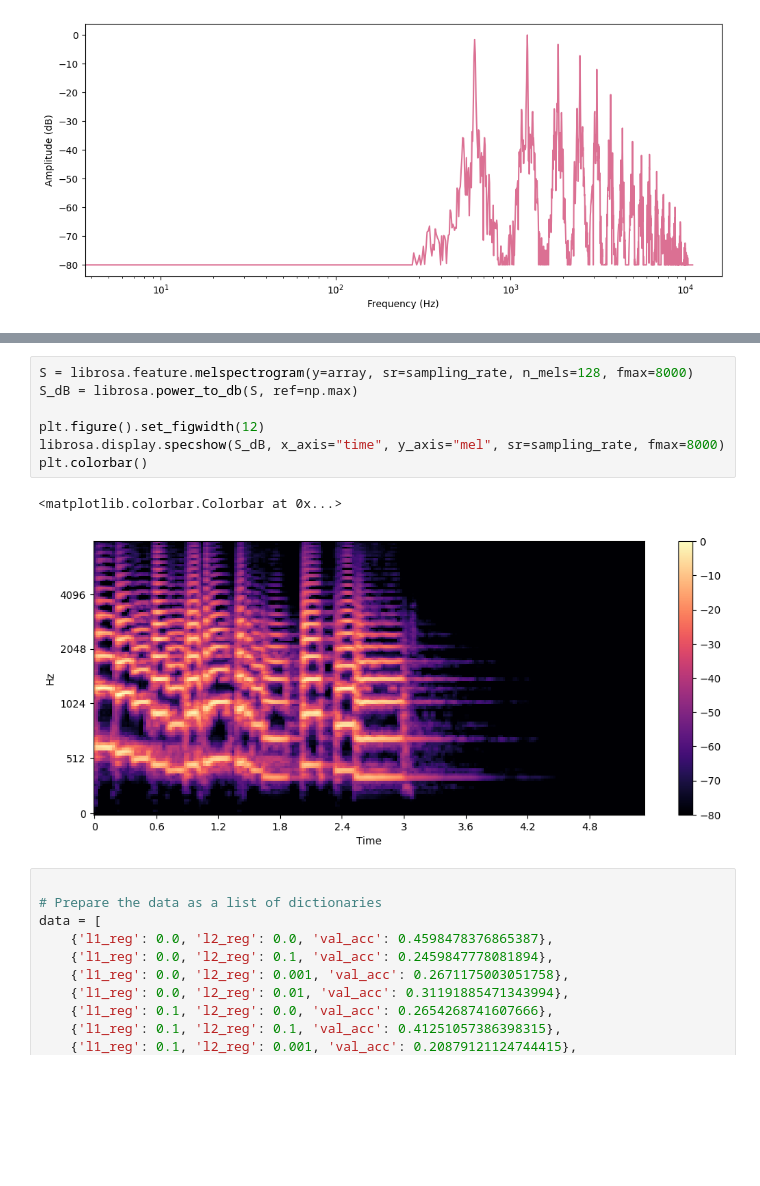
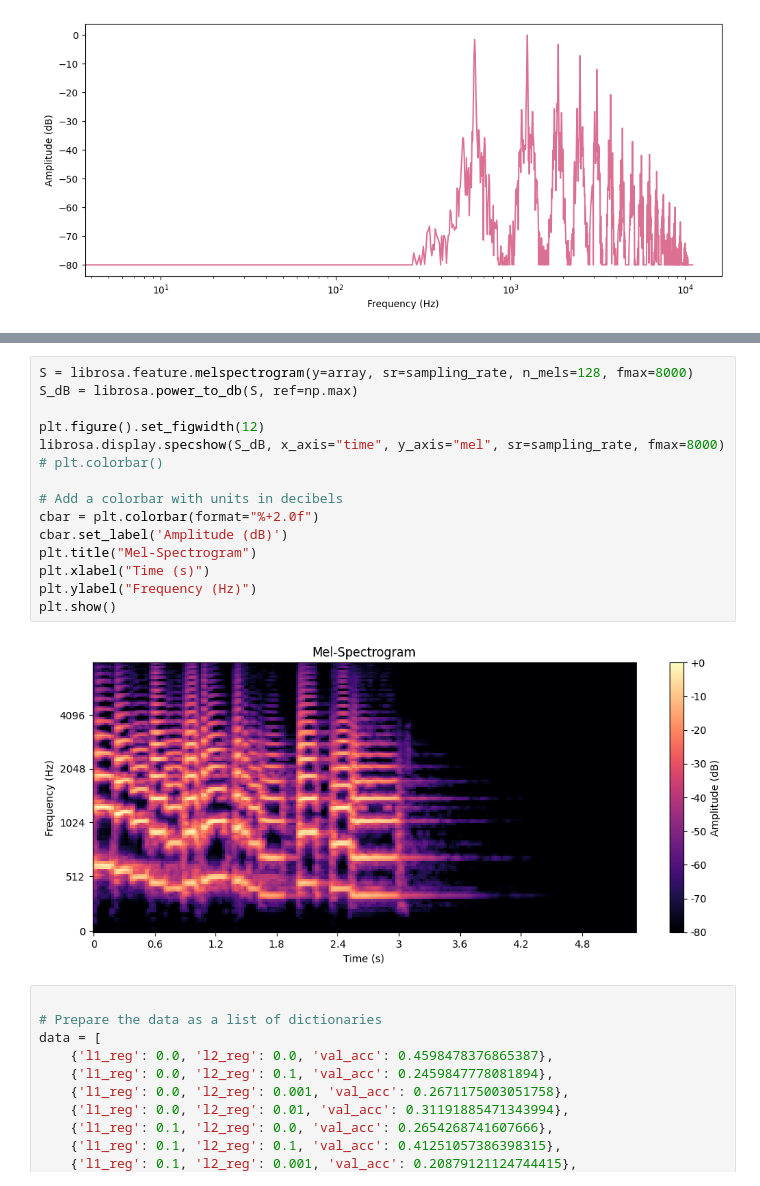
Before and after one commit to menduv/Thesis, a Jupyter notebook: experiments/graphs_thesis.ipynb, the cells around one changed output, grey strips where cells are left out. Drawn from its saved outputs; the diff is of its cells as text; blank space fills up the shorter version.

```diff
--- a/experiments/graphs_thesis.ipynb
+++ b/experiments/graphs_thesis.ipynb
@@ -57,13 +74,20 @@ plt.colorbar()
 # %%
 S = librosa.feature.melspectrogram(y=array, sr=sampling_rate, n_mels=128, fmax=8000)
 S_dB = librosa.power_to_db(S, ref=np.max)
 
 plt.figure().set_figwidth(12)
 librosa.display.specshow(S_dB, x_axis="time", y_axis="mel", sr=sampling_rate, fmax=8000)
-plt.colorbar()
+# plt.colorbar()
+
+# Add a colorbar with units in decibels
+cbar = plt.colorbar(format="%+2.0f")
+cbar.set_label('Amplitude (dB)')
+plt.title("Mel-Spectrogram")
+plt.xlabel("Time (s)")
+plt.ylabel("Frequency (Hz)")
+plt.show()
 # %% [output]
-<matplotlib.colorbar.Colorbar at 0x...>
-[figure, old version]
+[figure, new version]
 # %%
 
 # Prepare the data as a list of dictionaries
```
Also changed, not shown: parts of 2 cells of this notebook, 6 other files.
